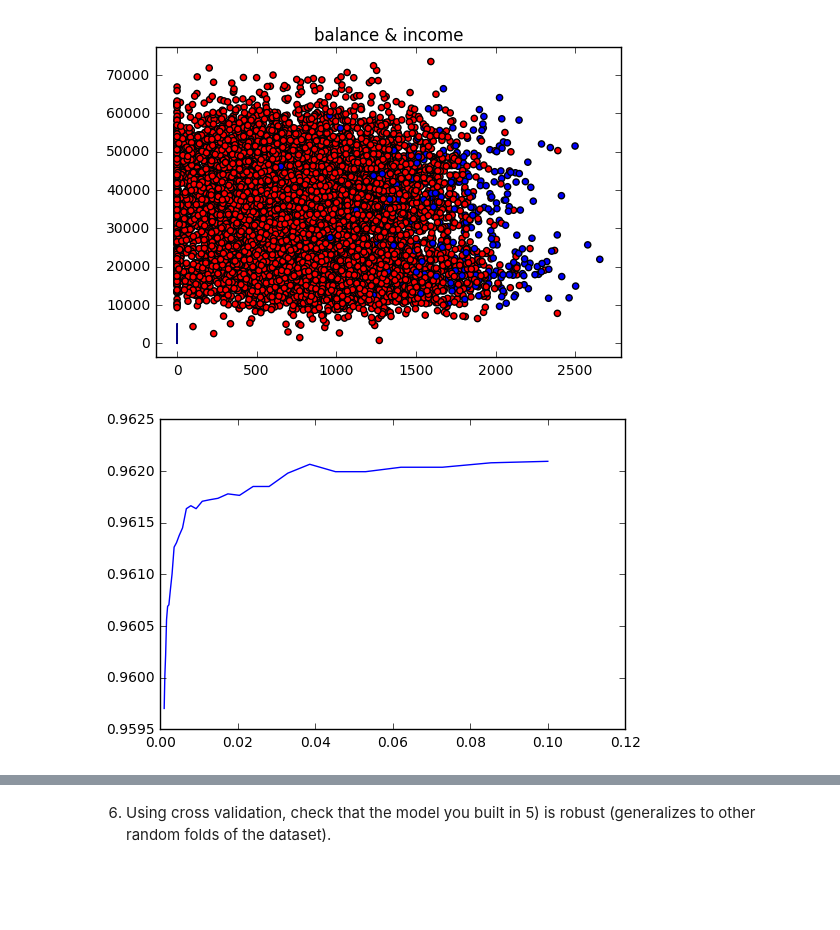
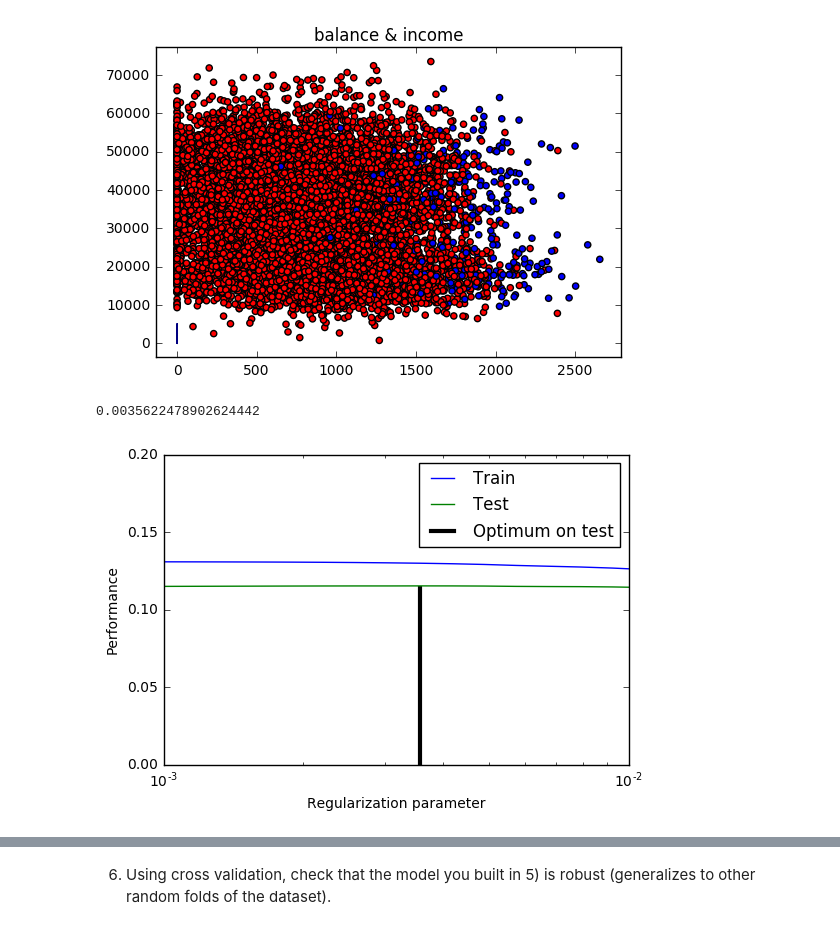
Before and after one commit to Columbia-Intro-Data-Science/python-introduction-LingxiangYu, a Jupyter notebook: LY2305_HW3.ipynb, the cells around one changed output, grey strips where cells are left out. Cells and saved outputs as stored; diff of their text form; code cells hidden in the pictures; blank space fills up the shorter version.

```diff
--- a/LY2305_HW3.ipynb
+++ b/LY2305_HW3.ipynb
@@ -232,37 +207,38 @@ ax.contour(X2_test,probs, levels=[0.5], color="green",vmin=0, vmax=30000)
 plt.show()
 # %% [output]
 [figure]
-# %%
-#compute AUC ROC
-def generate_auc(X,y,clf_class,**kwargs):
-    random_state = np.random.RandomState(0)
-    X, y = shuffle(X, y, random_state=random_state)
-    n_samples, n_features = X.shape
-    half = int(n_samples/1.2)
-    X_train, X_test = X[:half], X[half:]
-    y_train, y_test = y[:half], y[half:]
-
-    classifier = clf_class(**kwargs)
-    probas_ = classifier.fit(X_train, y_train).predict_proba(X_test)
-
-    fpr, tpr, thresholds = roc_curve(y_test, probas_[:, 1])
-    roc_auc = auc(fpr, tpr)
-    coeffs = classifier.coef_
-    #print 'Area under the ROC curve : ', roc_auc
-    return fpr, tpr, roc_auc, thresholds, coeffs
-
-
-alphas = np.logspace(-3,-1,30)
-scores2 = []
-coeffs1 = []
-for alpha in alphas:
-    regr = LogisticRegression(C=alpha,penalty='l2')
-
-    fpr, tpr, roc_auc, thresholds, coeffs = generate_auc(X2,y2,LogisticRegression,C=alpha,penalty='l2')
-    scores2.append(roc_auc)
-    coeffs1.append(coeffs)
-plt.plot(alphas,scores2)
-plt.show()
-# %% [output]
-[figure, removed]
+# %%
+#Ridge Regression - doesnt work well so change to Lasso according to prof's email
+# find the optimal alpha
+alphas = np.logspace(-3,-1,30)
+scoresR_test = []
+scoresR_train = []
+coeffR = []
+for alpha in alphas:
+    regrR = Lasso(alpha=alpha)
+    regrR.fit(X2_train, y2_train)
+    scoresR_test.append(regrR.score(X2_test,y2_test))
+    scoresR_train.append(regrR.score(X2_train, y2_train))
+    coeffR.append(regrR.fit(X2_train, y2_train).coef_)
+
+best_alpha_Ridge_index = np.argmax(scoresR_test)
+best_alpha_Ridge = alphas[best_alpha_Ridge_index]
+
+#print "The optimazed alpha is ",
+best_alpha_Ridge
+# %% [output]
+0.0035622478902624442
+# %%
+plt.semilogx(alphas, scoresR_train, label='Train')
+plt.semilogx(alphas, scoresR_test, label='Test')
+plt.vlines(best_alpha_Ridge, plt.ylim()[0], np.max(scoresR_test), color='k',linewidth=3, label='Optimum on test')
+plt.legend(loc='upper right')
+plt.ylim([0, 0.2])
+plt.xlim([10^-3,0.01])
+plt.xlabel('Regularization parameter')
+plt.ylabel('Performance')
+
+plt.show()
+# %% [output]
+[figure, added]
 # %%
```
Also changed, not shown: parts of 21 cells of this notebook.
